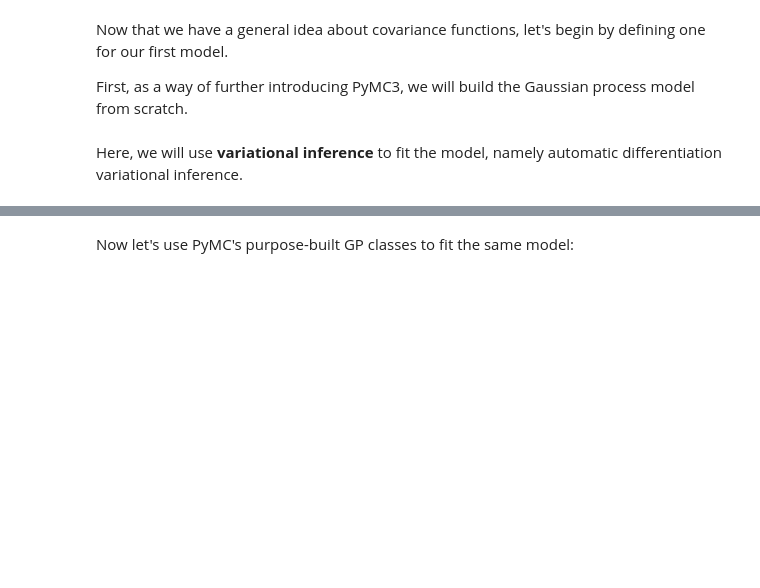
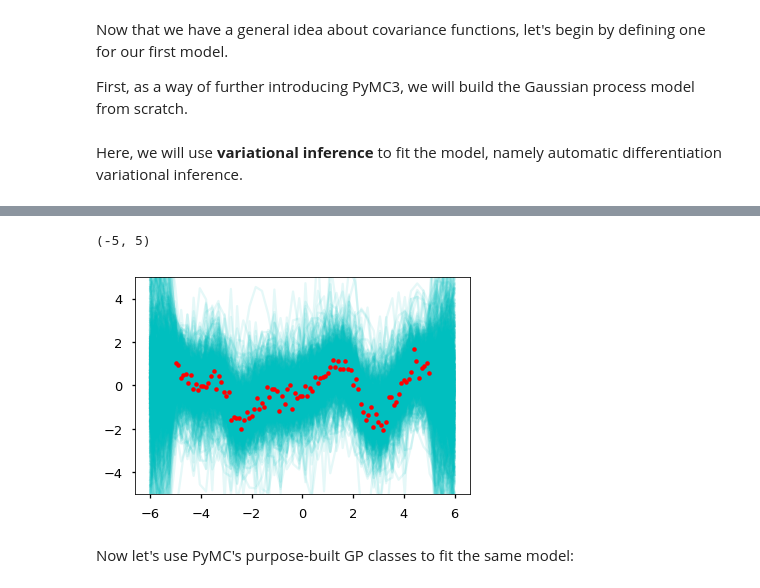
Before and after one commit to fonnesbeck/bayesian_mixer_london_2017, a Jupyter notebook: pymc3_gp.ipynb, the cells around one changed output, grey strips where cells are left out. Cells and saved outputs as stored; diff of their text form; code cells hidden in the pictures; blank space fills up the shorter version.

```diff
--- a/pymc3_gp.ipynb
+++ b/pymc3_gp.ipynb
@@ -398,7 +439,11 @@ y_pred = [np.random.multivariate_normal(m, S) for m, S in zip(gp_trace['μ_post'
 # %%
 for yp in y_pred:
     plt.plot(np.linspace(-6, 6), yp, 'c-', alpha=0.1);
 plt.plot(x, y, 'r.')
+plt.ylim(-5, 5)
+# %% [output]
+(-5, 5)
+[figure, added]
 # %% [markdown]
 Now let's use PyMC's purpose-built GP classes to fit the same model:
 # %%
```
Also changed, not shown: parts of 72 cells of this notebook.
